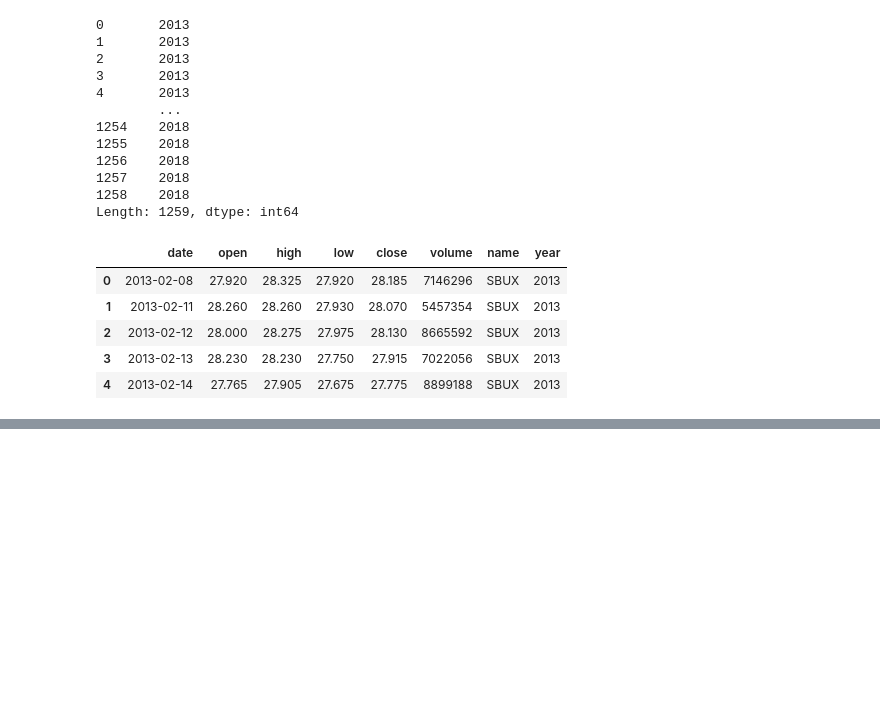
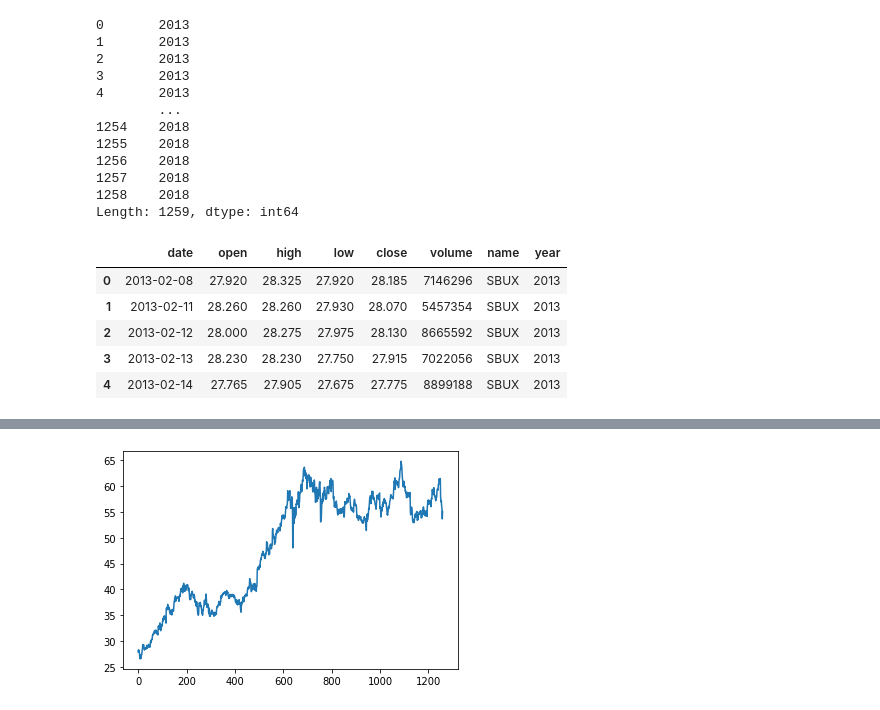
Before and after one commit to VHugoBarnes/machine-learning-practice, a Jupyter notebook: numpy-stack/pandas-tutorial.ipynb, the cells around one changed output, grey strips where cells are left out. Drawn from its saved outputs; the diff is of its cells as text; code cells hidden in the pictures; blank space fills up the shorter version.

```diff
--- a/numpy-stack/pandas-tutorial.ipynb
+++ b/numpy-stack/pandas-tutorial.ipynb
@@ -327,0 +335,4 @@ df.head()
+# %%
+df['open'].plot();
+# %% [output]
+[figure, added]
```
Also changed, not shown: parts of 4 cells of this notebook.
